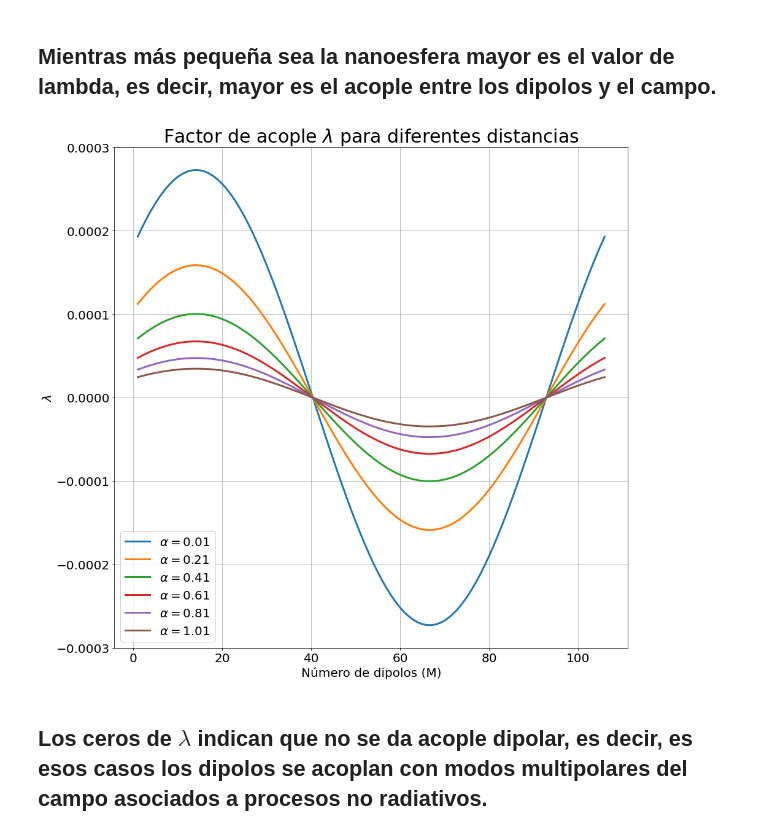
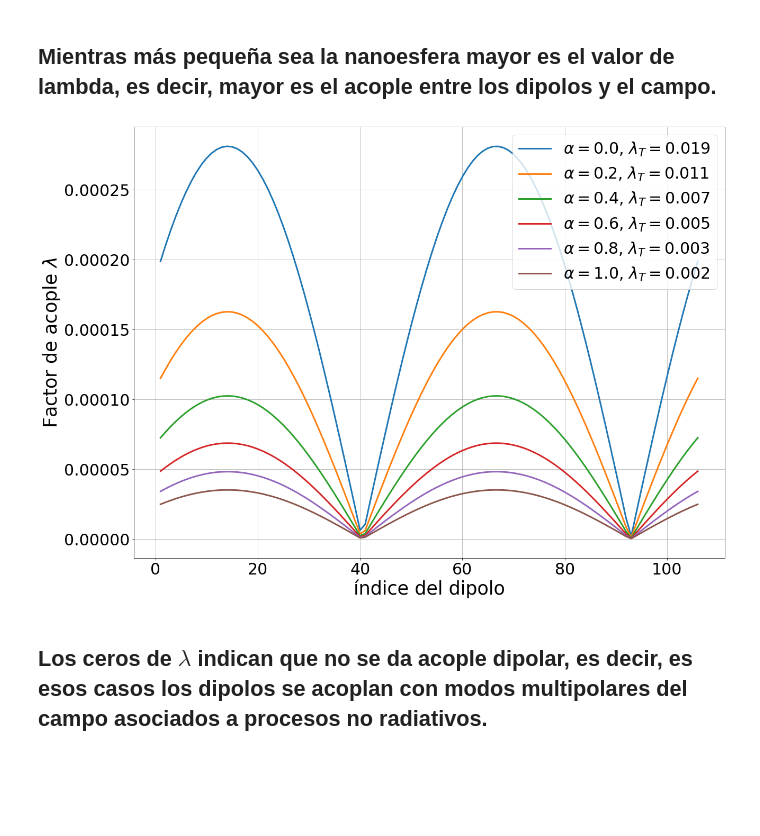
Before and after one commit to juanF9910/Trabajo_Grado_git, a Jupyter notebook: niveles_E2.ipynb, the cells around one changed output. Saved outputs shown, nothing was run; the diff lists cells and outputs as text; code cells hidden in the pictures; blank space fills up the shorter version.

```diff
--- a/niveles_E2.ipynb
+++ b/niveles_E2.ipynb
@@ -294,8 +241,8 @@ def posiciones2(y, M):
 
     for i in phi:
 
-        X=y*np.sin(theta)*np.cos(i)
-        Y=y*np.sin(theta)*np.sin(i)
+        X=y*np.cos(i)
+        Y=y*np.sin(i)
         Z=y*np.cos(theta)
         r.append([X,Y,Z])
 
@@ -349,18 +259,10 @@ def Momentos2(T): #todos los momentos están en la dirección de la posición
         momentos.append( i/np.linalg.norm(i) ) #vector que en cada componente tiene en ángulo theta y phi asociado
     return (np.real(momentos))
 # %%
-#L=11#número de particiones de theta
-#K=10 #número de particiones de phi
 y=R+a0(6.27e-10)
-
-#M=(L-2)*K+2
-#print(M)
-
-#P=posiciones2(y, L, K)
 M=106
-P=posiciones2(y, 106)
+P=posiciones2(y, M)
 momentos=Momentos2(P)
-#momentos=Momentos2(P)
 # %%
 fig, ax=plt.subplots(figsize=(15,15), subplot_kw=dict(projection='3d'))
 
@@ -539,7 +432,7 @@ r=a0(6.27e-10)   #distancia natural entre dipolos
 M=9
 N=0
 
-momentos=Momentos(M)
+momentos=Momentos2(M)
 sigmas=sigmaT(M, N)
 
 fig1,ax1=plt.subplots(1,1, figsize=(15,15))
@@ -676,12 +503,12 @@ def landa2 (M,  P): #valor del factor de acople
         for k in K:
             Landa+=3*np.dot(p,k)*np.dot(p,m)-np.dot(m,k)
 
-        result.append(3*d*np.sqrt((3*omega_p*R**3)/(2*epsilon_2+1)**(3/2))*(1/y**3)*Landa)
+        result.append(3*d*np.sqrt((3*omega_p*R**3)/(2*epsilon_2+1)**(3/2))*(1/y**3)*np.abs(Landa))
 
 
 
 
-    return (result)
+    return (result, np.sum(result))
 # %% [markdown]
 Determinemos cuántos dipolos necesito para logragr strong coupling en mi sistema.
 # %% [markdown]
@@ -689,45 +516,40 @@ Determinemos cuántos dipolos necesito para logragr strong coupling en mi sistem
 # %%
 c= 299792458
 nu=c/197.49e-9
 omega_p=Freo(2*np.pi*nu) #se ingresa en eV, luego se transforma en Hartrees.
 R=a0(10e-9) #urgente determinar el R asociado a una frecuencia dada.
 epsilon_2=6.05
 d=dby(1.811)  #el dipolo se ingresa en debyes
 
-
-#L=20
-#K=20
-#M=((L-2)*K+2)
-#print(M)
 M=106
 
-alpha=np.arange(0.01, 1.2, 0.2)
+alpha=np.arange(0, 1.2, 0.2)
 
 
-fig, ax= plt.subplots(figsize=(15,15))
+fig, ax= plt.subplots(figsize=(20,15))
 
 
 
 for i in alpha:
     Resultado=[]
     y=R*(1+i)
-    #P=posiciones(y,L,K)
     P=posiciones2(y, M)
-    ax.plot( np.arange(1, M+1), landa2(M, P), label=r'$\alpha=${}'.format(np.round(i,3)), lw=3)
+    KK=landa2(M, P)
+    ax.plot( np.arange(1, M+1), KK[0], label=r'$\alpha=${}, $\lambda_T=${}'.format(np.round(i,3),  np.round(KK[1],3)   ), lw=3)
 
 
-ax.set_xlabel('Número de dipolos (M)', fontsize=20)
-ax.set_ylabel(r'$\lambda$', fontsize=20)
-ax.set_title('Factor de acople $\lambda$ para diferentes distancias', fontsize=30)
-ax.tick_params(axis='x', labelsize=20)
-ax.tick_params(axis='y', labelsize=20)
+ax.set_xlabel('índice del dipolo', fontsize=35)
+ax.set_ylabel(r'Factor de acople $\lambda$', fontsize=35)
+#plt.ticklabel_format(style='sci', axis='y', scilimits=(0,0))
+ax.tick_params(axis='x', labelsize=30)
+ax.tick_params(axis='y', labelsize=30)
 
-ax.legend(fontsize=20)
+ax.legend(fontsize=30)
 ax.grid()
-fig.savefig('lambda.svg', format='svg', bbox_inches='tight')
+fig.savefig('lambda.png', format='png', bbox_inches='tight')
 plt.show()
 # %% [output]
-[figure, old version]
+[figure, new version]
 # %% [markdown]
 ## Los ceros de $\lambda$ indican que no se da acople dipolar, es decir, es esos casos los dipolos se acoplan con modos multipolares del campo asociados a procesos no radiativos.
 # %%
```
Also changed, not shown: parts of 19 cells of this notebook, 10 other files.
